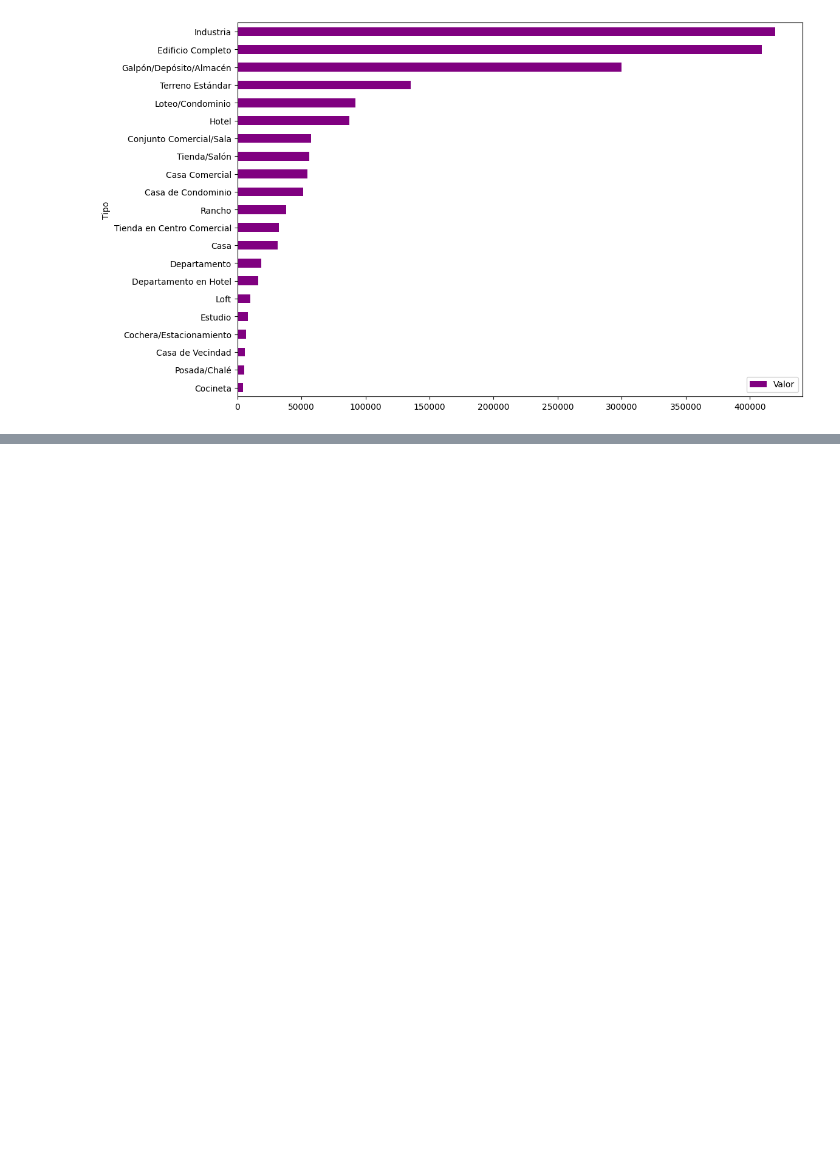
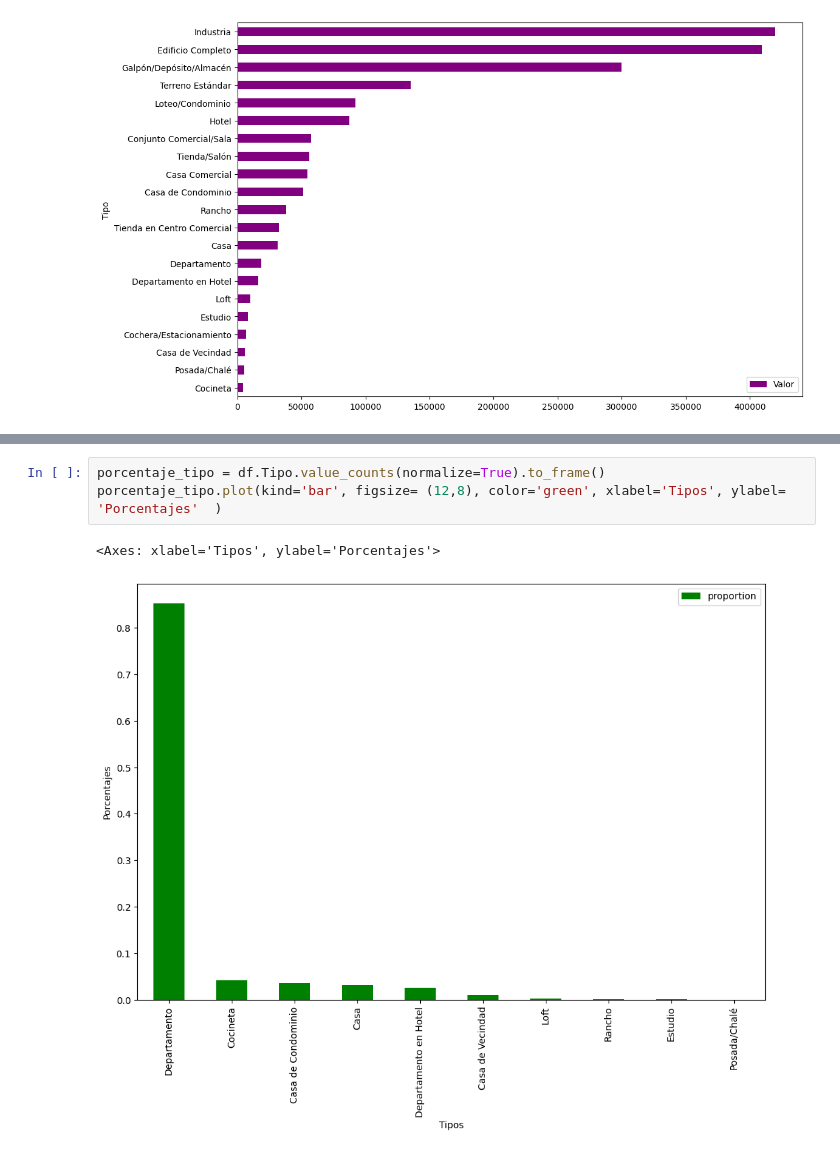
Before and after one commit to gonzalezgodoywilliam-pixel/DATA_Panda, a Jupyter notebook: inmuebles_cdmx_ALURA.ipynb, the cells around one changed output, grey strips where cells are left out. Saved outputs shown, nothing was run; the diff lists cells and outputs as text; blank space fills up the shorter version.

```diff
--- a/inmuebles_cdmx_ALURA.ipynb
+++ b/inmuebles_cdmx_ALURA.ipynb
@@ -292,0 +375,6 @@ df.groupby(['Animal', 'Color'])[['Cantidad']].sum()
+# %%
+porcentaje_tipo = df.Tipo.value_counts(normalize=True).to_frame()
+porcentaje_tipo.plot(kind='bar', figsize= (12,8), color='green', xlabel='Tipos', ylabel= 'Porcentajes'  )
+# %% [output]
+<Axes: xlabel='Tipos', ylabel='Porcentajes'>
+[figure, added]
```
Also changed, not shown: parts of 25 cells of this notebook.
